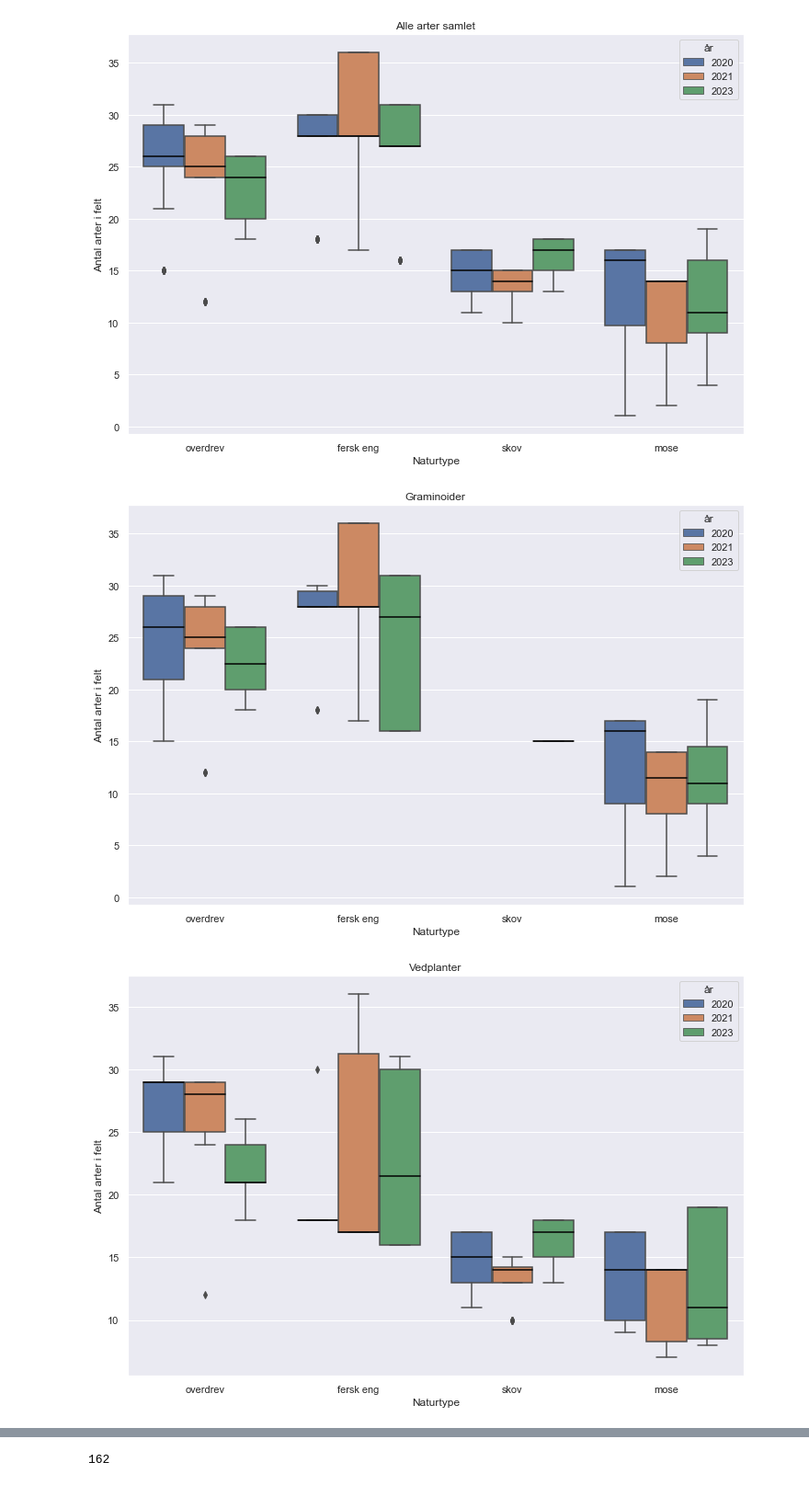
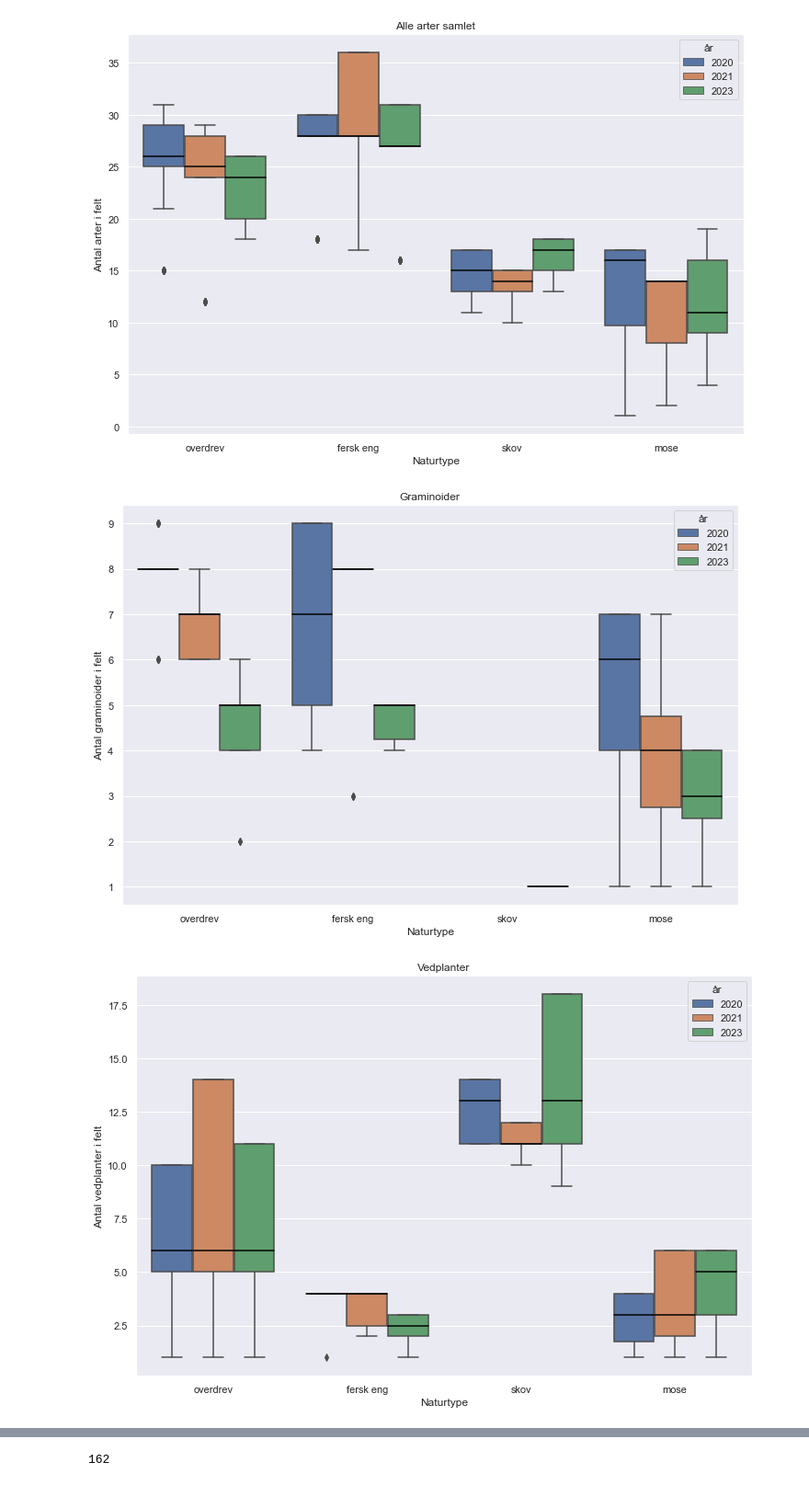
Before and after one commit to hzw479/Effekter-af-helaarsgraesning-og-samgraesning-paa-artssammensaetning-og-vegetationsstruktur, a Jupyter notebook: Databehandling.ipynb, the cells around one changed output, grey strips where cells are left out. Shown: that part at 92% size. Saved outputs shown, nothing was run; the diff lists cells and outputs as text; code cells hidden in the pictures.

```diff
--- a/Databehandling.ipynb
+++ b/Databehandling.ipynb
@@ -54,10 +121,43 @@ for i in range(1,23):
     counts.append(count)
 new_list = [value for value, count in zip(counts, counts) for _ in range(count)]
 df2023['Antal arter i felt']=new_list
+
+counts = []
+counts2=[]
+for i in range(1,23):
+    temp=df2023[df2023['Felt']==str(i)]
+    #print(len(temp))
+    counts2.append(len(temp))
+    count = len(temp[temp['Type'] == 'Graminoid'])
+    counts.append(count)
+new_list = [value for value, count in zip(counts, counts2) for _ in range(count)]
+df2023['Antal graminoider i felt']=new_list
+
+counts = []
+counts2=[]
+for i in range(1,23):
+    temp=df2023[df2023['Felt']==str(i)]
+    #print(len(temp))
+    counts2.append(len(temp))
+    count = len(temp[temp['Type'] == 'Vedplante'])
+    counts.append(count)
+new_list = [value for value, count in zip(counts, counts2) for _ in range(count)]
+df2023['Antal vedplanter i felt']=new_list
+
+counts = []
+counts2=[]
+for i in range(1,23):
+    temp=df2023[df2023['Felt']==str(i)]
+    #print(len(temp))
+    counts2.append(len(temp))
+    count = len(temp[temp['Type'] == 'Bredbladet urt'])
+    counts.append(count)
+new_list = [value for value, count in zip(counts, counts2) for _ in range(count)]
+df2023['Antal bredbladede urter i felt']=new_list
 # %%
-new_df2023=df2023[[ 'Naturtype', 'Antal arter i felt', 'år', 'Type']]
-new_df2020=df2020[[ 'Naturtype', 'Antal arter i felt', 'år', 'Type']]
-new_df2021=df2021[[ 'Naturtype', 'Antal arter i felt', 'år', 'Type']]
+new_df2023=df2023[[ 'Naturtype', 'Antal arter i felt', 'år', 'Type', 'Antal graminoider i felt', 'Antal vedplanter i felt', 'Antal bredbladede urter i felt']]
+new_df2020=df2020[[ 'Naturtype', 'Antal arter i felt', 'år', 'Type', 'Antal graminoider i felt', 'Antal vedplanter i felt', 'Antal bredbladede urter i felt']]
+new_df2021=df2021[[ 'Naturtype', 'Antal arter i felt', 'år', 'Type', 'Antal graminoider i felt', 'Antal vedplanter i felt', 'Antal bredbladede urter i felt']]
 cat_df=pd.concat([new_df2023, new_df2020, new_df2021], axis=0)
 cat_df=cat_df.reset_index(drop=True)
 # %%
@@ -73,10 +173,10 @@ graminoid_df = cat_df[cat_df['Type'] == 'Graminoid']
 vedplante_df = cat_df[cat_df['Type'] == 'Vedplante']
 urt_df=cat_df[cat_df['Type'] == 'Bredbladet urt']
 # %%
-sns_plot=sns.boxplot(x='Naturtype', y='Antal arter i felt', data=graminoid_df,hue='år', notch=False,medianprops=dict(color="black", alpha=1),)
+sns_plot=sns.boxplot(x='Naturtype', y='Antal graminoider i felt', data=graminoid_df,hue='år', notch=False,medianprops=dict(color="black", alpha=1),)
 sns_plot.set(title='Graminoider')
 plt.show()
 fig = sns_plot.get_figure()
 fig.savefig('graminoid.png')
 # %% [output]
-[figure, old version]
+[figure, new version]
@@ -83,9 +186,9 @@ fig.savefig('graminoid.png')
 # %%
-sns_plot=sns.boxplot(x='Naturtype', y='Antal arter i felt', data=vedplante_df,hue='år', notch=False,medianprops=dict(color="black", alpha=1),)
+sns_plot=sns.boxplot(x='Naturtype', y='Antal vedplanter i felt', data=vedplante_df,hue='år', notch=False,medianprops=dict(color="black", alpha=1),)
 sns_plot.set(title='Vedplanter')
 plt.show()
 fig = sns_plot.get_figure()
 fig.savefig('vedplante.png')
 # %% [output]
-[figure, old version]
+[figure, new version]
 # %%
```
Also changed, not shown: parts of 5 cells of this notebook.
